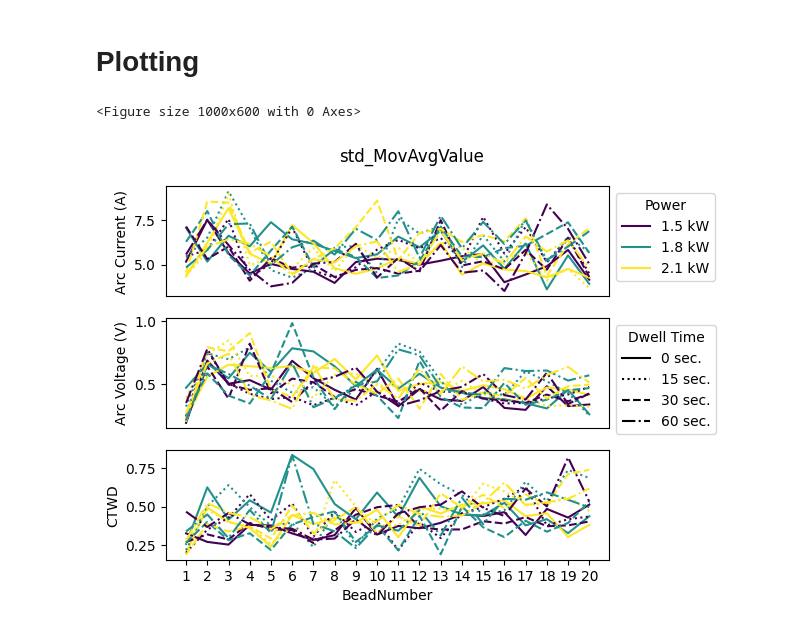
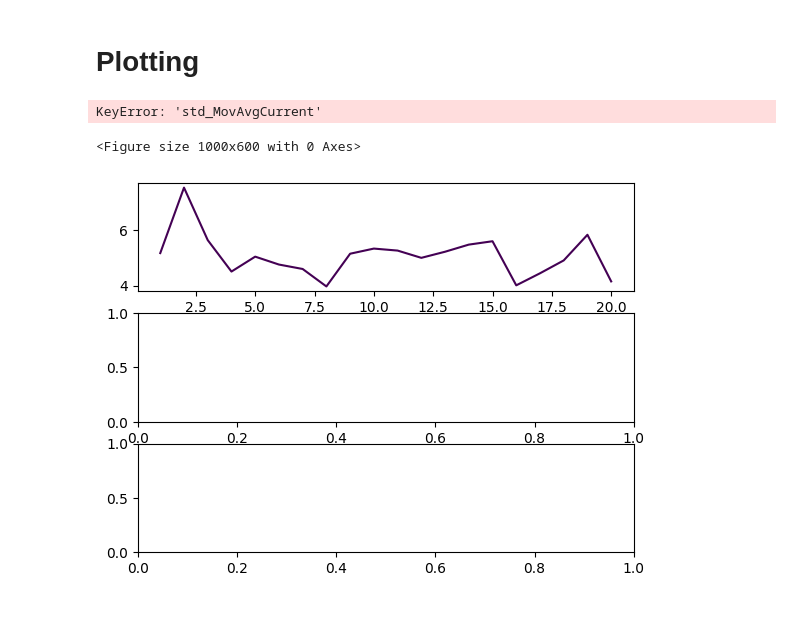
Before and after one commit to nvanhand/WAAM_ProcessStability, a Jupyter notebook: preprocess.ipynb, the cells around one changed output. Saved outputs shown, nothing was run; the diff lists cells and outputs as text; code cells hidden in the pictures.

```diff
--- a/preprocess.ipynb
+++ b/preprocess.ipynb
@@ -73,11 +84,2 @@ aC_pk_stats
 # %% [markdown]
 ## Current / Voltage
-# %%
-remove = ['Traverse Speed (mm/s)', 'buildTime (s)', 'beadTime (s)',
-          'dateTime', 'TimeDiff', 'beadPosition (mm)']
-# %%
-cv_stat = cv.drop(columns=remove, errors='ignore')
-grouped =  cv_stat.groupby(by=[ 'dataItemId','Power Setpoint (kW)', 'Dwell Time (s)','BeadNumber', ])
-cv_extract = extraction(grouped)
-arcCurrent = cv_extract.loc['Arc Current']
-arcVoltage = cv_extract.loc['Arc Voltage']
@@ -86,4 +85,0 @@ arcVoltage = cv_extract.loc['Arc Voltage']
-# %%
-ctwd_stat = ctwd.drop(columns=remove+['dataItemId','ReferenceValue'], errors='ignore')
-ctwd_group =  ctwd_stat.groupby(by=['Power Setpoint (kW)', 'Dwell Time (s)','BeadNumber'])
-contactTipWD = extraction(ctwd_group)
@@ -112,0 +111,13 @@ NotImplementedError: Can only union MultiIndex with MultiIndex or Index of tuple
+# %%
+def rename_values(df, val):
+    df.columns = [x.replace("Value", val) for x in df.columns]
+    return df
+
+arcCurrent = rename_values(arcCurrent, "Current")
+arcVoltage = rename_values(arcVoltage, "Voltage")
+contactTipWD = rename_values(contactTipWD, "CTWD")
+
+merged_stats = arcCurrent.join([arcVoltage, contactTipWD])
+
+merged_stats
+merged_stats.to_csv('merged_beadnumber.csv')
@@ -131,7 +178,7 @@ import matplotlib.lines as mlines
 
 powers = cv['Power Setpoint (kW)'].unique()
 dwell_times = cv['Dwell Time (s)'].unique()
-graphby = 'std_MovAvgValue'
+graphby = 'std_MovAvgCurrent'
 plt.figure(figsize=(10, 6))
 
 colors = plt.cm.viridis(np.linspace(0, 1, len(powers)))
@@ -139,32 +186,33 @@ lss = ['solid', 'dotted', 'dashed', 'dashdot']
 color_lines = []
 ls_lines = []
 fig, (ax1,ax2,ax3) = plt.subplots(3,1)
 for ddx, dT in enumerate(dwell_times):
     for idx, power in enumerate(powers):
         aC = arcCurrent.loc[(power, dT, slice(None)), :].reset_index()
         aV = arcVoltage.loc[(power, dT, slice(None)), :].reset_index()
         CTWD = contactTipWD.loc[(power, dT, slice(None)), :].reset_index()
         ax1.plot(aC['BeadNumber'], aC[graphby], color=colors[idx], linestyle=lss[ddx])
         ax2.plot(aV['BeadNumber'], aV[graphby], color=colors[idx], linestyle=lss[ddx])
         ax3.plot(CTWD['BeadNumber'], CTWD[graphby], color=colors[idx], linestyle=lss[ddx])
 
         if ddx == 0:
             color_lines.append(mlines.Line2D([], [], color=colors[idx], label=f'{power} kW'))
         if idx == 0:
             ls_lines.append(mlines.Line2D([], [], color='black', linestyle=lss[ddx], label=f'{dT} sec.'))
 
 # Add the legends to one of the axes (or all of them if desired)
 ax1.legend(handles=color_lines, bbox_to_anchor=(1, 1), title='Power')
 ax2.legend(handles=ls_lines, bbox_to_anchor=(1, 1), title='Dwell Time')
 
 fig.suptitle(graphby)
 ax1.set_xticks([]), ax2.set_xticks([])
 plt.xlabel('BeadNumber')
 plt.xticks(np.arange(1,21))
 ax1.set_ylabel('Arc Current (A)'), ax2.set_ylabel('Arc Voltage (V)')
 ax3.set_ylabel('CTWD')
 plt.tight_layout()
 plt.savefig(f'{graphby}.png', dpi=300)
 # %% [output]
-<Figure size 1000x600 with 0 Axes>
+KeyError: 'std_MovAvgCurrent'
+<Figure size 1000x600 with 0 Axes>
-[figure, old version]
+[figure, new version]
```
Also changed, not shown: parts of 23 cells of this notebook, 4 other files.
